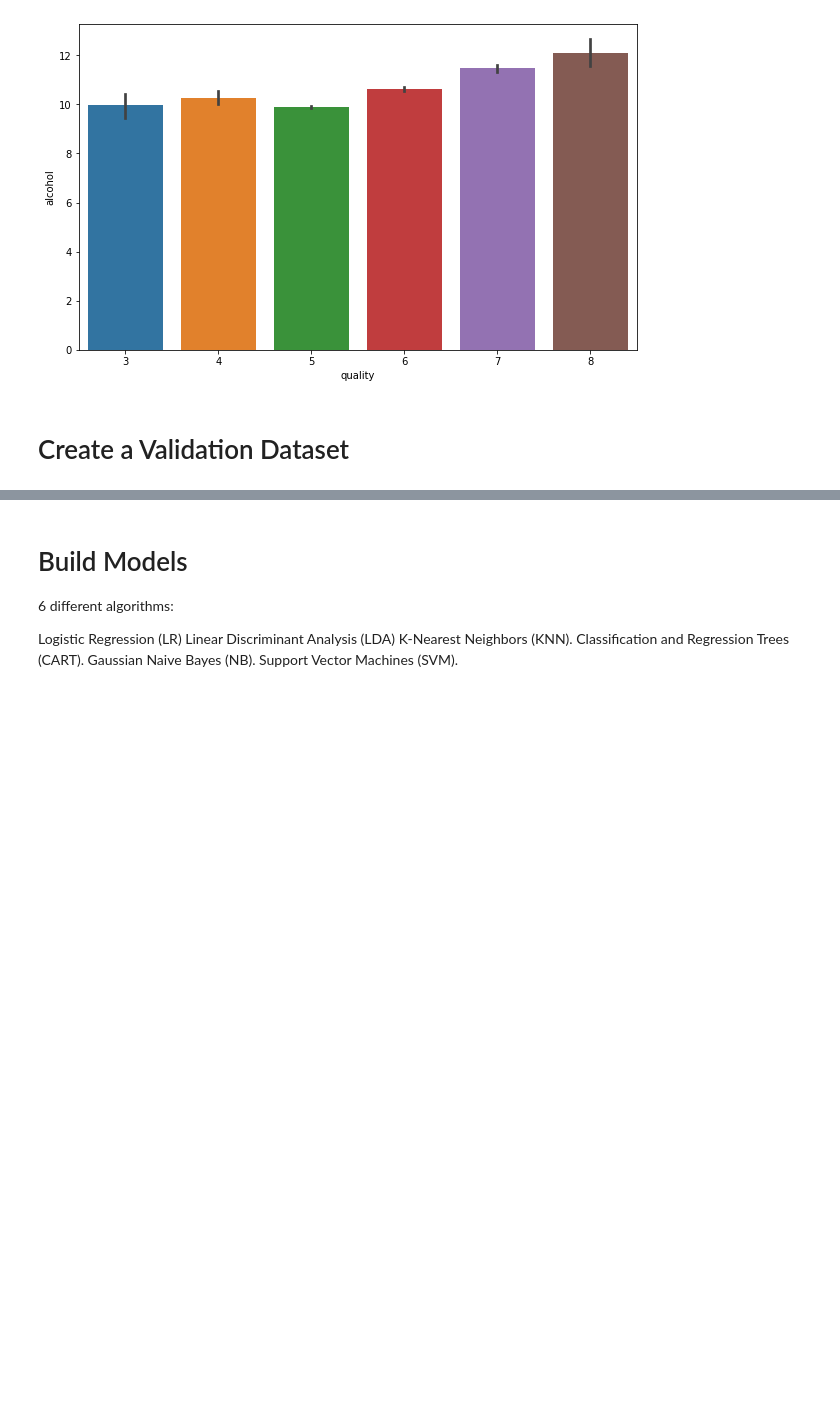
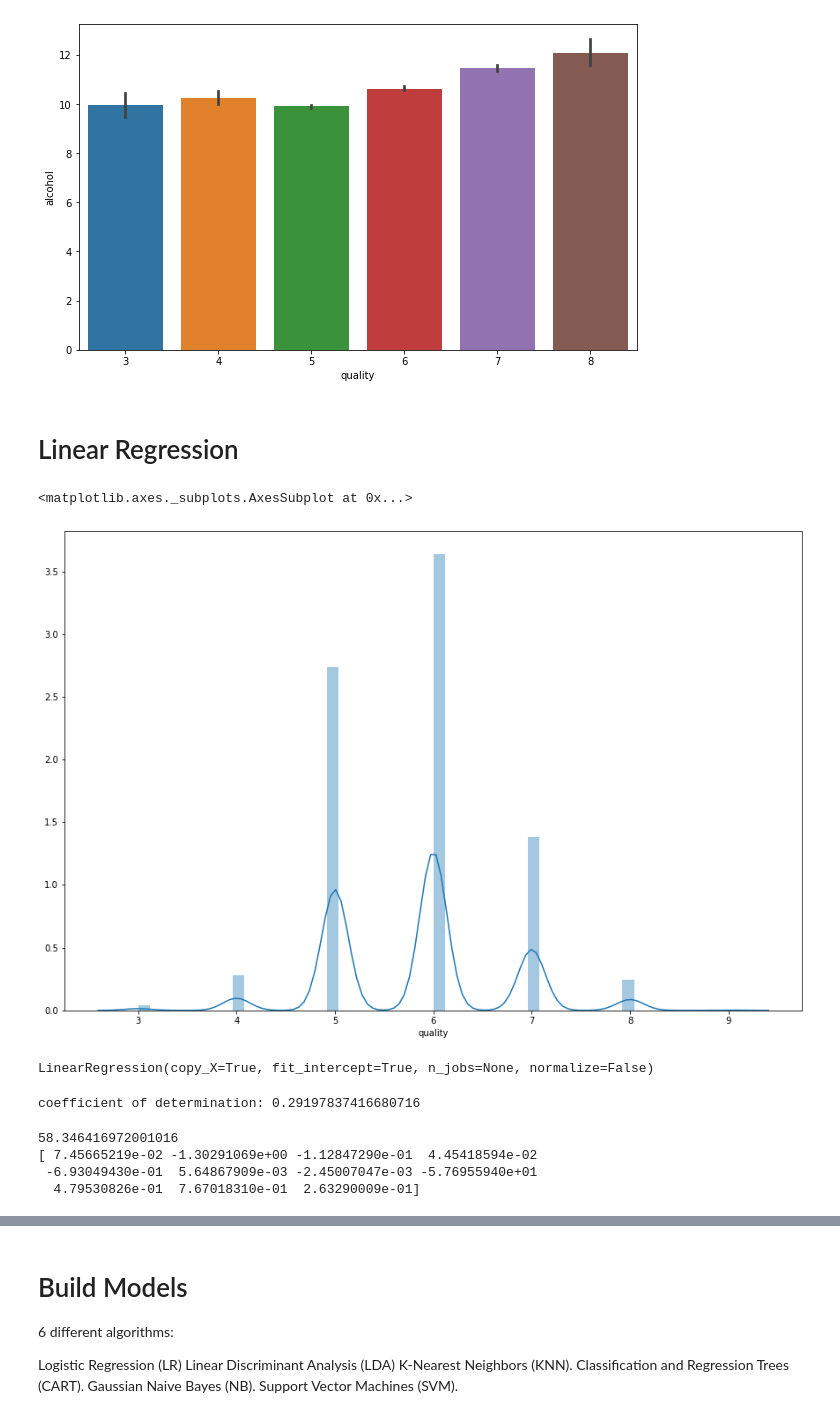
Before and after one commit to Stephanievillegas0728/Project3-demystifyingML, a Jupyter notebook: Wine_Model_1.ipynb, the cells around one changed output, grey strips where cells are left out. Saved outputs shown, nothing was run; the diff lists cells and outputs as text; code cells hidden in the pictures; blank space fills up the shorter version.

```diff
--- a/Wine_Model_1.ipynb
+++ b/Wine_Model_1.ipynb
@@ -33,3 +34,7 @@ redWine.head()
 | 2 | 7.8 | 0.76 | 0.04 | 2.3 | 0.092 | 15.0 | ... |
 | 3 | 11.2 | 0.28 | 0.56 | 1.9 | 0.075 | 17.0 | ... |
 | 4 | 7.4 | 0.70 | 0.00 | 1.9 | 0.076 | 11.0 | ... |
+# %%
+whiteWine = pd.read_csv("wineQualityWhites.csv")
+whiteWine = whiteWine[['fixed.acidity', 'volatile.acidity', 'citric.acid', 'residual.sugar', 'chlorides', 'free.sulfur.dioxide','total.sulfur.dioxide', 'density', 'pH', 'sulphates', 'alcohol', 'quality']]
+whiteWine.head()
@@ -35,0 +48,3 @@ redWine.head()
+# %%
+combined = pd.concat([redWine, whiteWine], ignore_index=True, sort=False)
+display(np.round(combined.describe()))
@@ -176,5 +203,5 @@ sns.barplot(x = 'quality', y = 'alcohol', data = redWine)
 # %% [output]
 <matplotlib.axes._subplots.AxesSubplot at 0x...>
 [figure]
-# %% [markdown]
-# Create a Validation Dataset
+# %% [markdown]
+# Linear Regression
@@ -180,0 +214,32 @@ sns.barplot(x = 'quality', y = 'alcohol', data = redWine)
+# %%
+#Average value of quality
+plt.figure(figsize=(15,10))
+plt.tight_layout()
+sns.distplot(combined['quality'])
+# %% [output]
+<matplotlib.axes._subplots.AxesSubplot at 0x...>
+[figure, added]
+# %%
+# Split-out test dataset 80% training, %20 test
+X_train, X_test, y_train, y_test = train_test_split(X, y, test_size=0.2, random_state=0)
+
+#Create model and fit
+model = LinearRegression()
+model.fit(X_train, y_train)
+# %% [output]
+LinearRegression(copy_X=True, fit_intercept=True, n_jobs=None, normalize=False)
+# %%
+r_sq = model.score(X, y)
+print('coefficient of determination:', r_sq)
+# %% [output]
+coefficient of determination: 0.29197837416680716
+# %%
+#To retrieve the intercept:
+print(model.intercept_)
+#For retrieving the slope:
+print(model.coef_)
+# %% [output]
+58.346416972001016
+[ 7.45665219e-02 -1.30291069e+00 -1.12847290e-01  4.45418594e-02
+ -6.93049430e-01  5.64867909e-03 -2.45007047e-03 -5.76955940e+01
+  4.79530826e-01  7.67018310e-01  2.63290009e-01]
```
Also changed, not shown: parts of 51 cells of this notebook, 2 other files.
